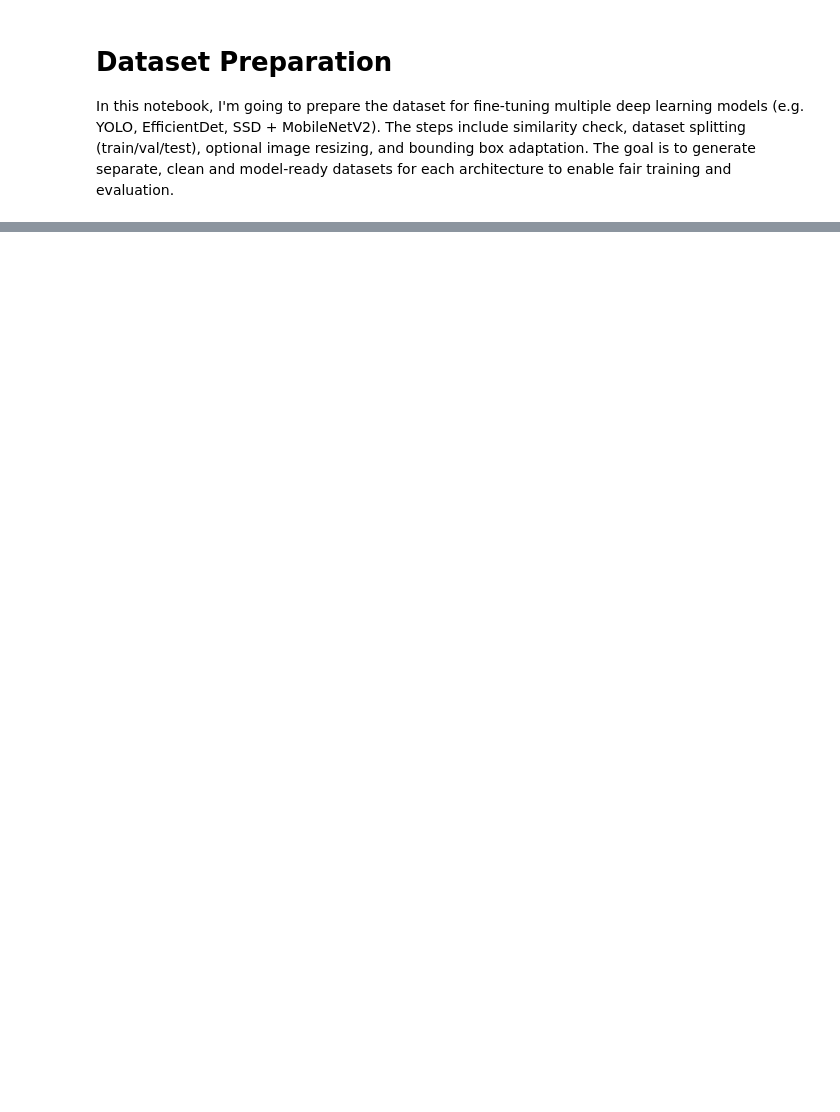
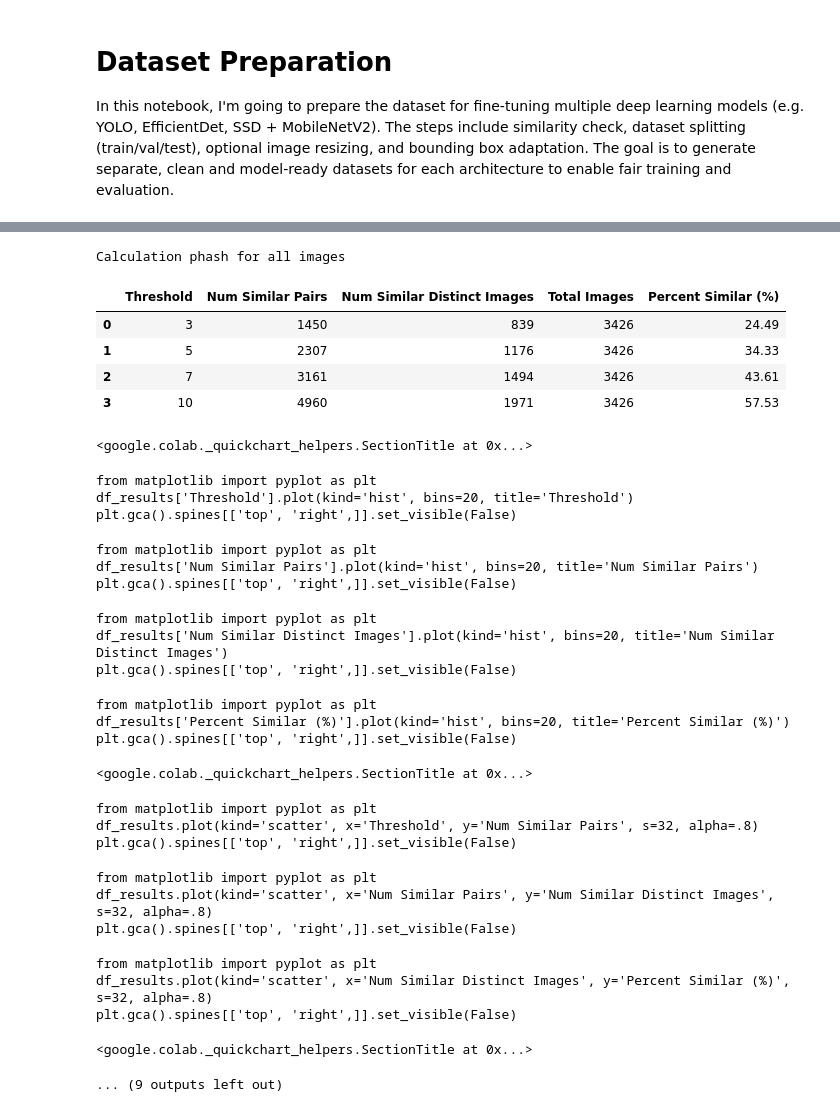
Before and after one commit to PavanDaniele/drone-person-detection, a Jupyter notebook: dataset_preparation.ipynb, the cells around one changed output, grey strips where cells are left out. Saved outputs shown, nothing was run; the diff lists cells and outputs as text; code cells hidden in the pictures; blank space fills up the shorter version.

```diff
--- a/dataset_preparation.ipynb
+++ b/dataset_preparation.ipynb
@@ -119,0 +391,79 @@ NameError: name 'get_image_paths' is not defined
+# %%
+def filter_similar_images(hashes, threshold): # filters similar images by threshold
+  """
+  Args:
+    hashes: dictionary of hashes
+    threshold: distance threshold to consider images as similar
+  Returns:
+    similar_images: list of similar images
+  """
+  similar_images = []
+  pairs = combinations(hashes.items(), 2)
+
+  for (path1, hash1), (path2, hash2) in pairs:
+    dist = hash1 - hash2
+    if dist <= threshold:
+      similar_images.append({'image1': path1, 'image2': path2, 'distance': dist})
+
+  return similar_images
+# %%
+# Let's see Just the pHash case
+HASH_METHODS = ['phash']
+thresholds_to_try = [3, 5, 7, 10]
+
+hashes_phash_all = compute_all_hashes(image_paths, HASH_METHODS)['phash'] # Extracts only 'phash' from the returned dictionary
+
+results = []
+for thresh in thresholds_to_try: # analyzes each threshold
+  similar_images = filter_similar_images(hashes_phash_all, thresh) # for each threshold, calculate similar images with that threshold
+
+  # Extracts all the images that appear at least once as similar (without duplicates):
+  img_set = set()
+  for pair in similar_images:
+    img_set.add(pair['image1'])
+    img_set.add(pair['image2'])
+
+  results.append({
+    "Threshold": thresh,
+    "Num Similar Pairs": len(similar_images),
+    "Num Similar Distinct Images": len(img_set),
+    "Total Images": len(image_paths),
+    "Percent Similar (%)": round(len(img_set) / len(image_paths) * 100, 2)
+  })
+
+
+# To see the results let's converts the list of results to a DataFrame pandas
+df_results = pd.DataFrame(results)
+display(df_results)
+# %% [output]
+Calculation phash for all images
+|  | Threshold | Num Similar Pairs | Num Similar Distinct Images | Total Images | Percent Similar (%) |
+| 0 | 3 | 1450 | 839 | 3426 | 24.49 |
+| 1 | 5 | 2307 | 1176 | 3426 | 34.33 |
+| 2 | 7 | 3161 | 1494 | 3426 | 43.61 |
+| 3 | 10 | 4960 | 1971 | 3426 | 57.53 |
+<google.colab._quickchart_helpers.SectionTitle at 0x...>
+from matplotlib import pyplot as plt
+df_results['Threshold'].plot(kind='hist', bins=20, title='Threshold')
+plt.gca().spines[['top', 'right',]].set_visible(False)
+from matplotlib import pyplot as plt
+df_results['Num Similar Pairs'].plot(kind='hist', bins=20, title='Num Similar Pairs')
+plt.gca().spines[['top', 'right',]].set_visible(False)
+from matplotlib import pyplot as plt
+df_results['Num Similar Distinct Images'].plot(kind='hist', bins=20, title='Num Similar Distinct Images')
+plt.gca().spines[['top', 'right',]].set_visible(False)
+from matplotlib import pyplot as plt
+df_results['Percent Similar (%)'].plot(kind='hist', bins=20, title='Percent Similar (%)')
+plt.gca().spines[['top', 'right',]].set_visible(False)
+<google.colab._quickchart_helpers.SectionTitle at 0x...>
+from matplotlib import pyplot as plt
+df_results.plot(kind='scatter', x='Threshold', y='Num Similar Pairs', s=32, alpha=.8)
+plt.gca().spines[['top', 'right',]].set_visible(False)
+from matplotlib import pyplot as plt
+df_results.plot(kind='scatter', x='Num Similar Pairs', y='Num Similar Distinct Images', s=32, alpha=.8)
+plt.gca().spines[['top', 'right',]].set_visible(False)
+from matplotlib import pyplot as plt
+df_results.plot(kind='scatter', x='Num Similar Distinct Images', y='Percent Similar (%)', s=32, alpha=.8)
+plt.gca().spines[['top', 'right',]].set_visible(False)
+<google.colab._quickchart_helpers.SectionTitle at 0x...>
+... (9 outputs left out)
```
Also changed, not shown: parts of 25 cells of this notebook.
